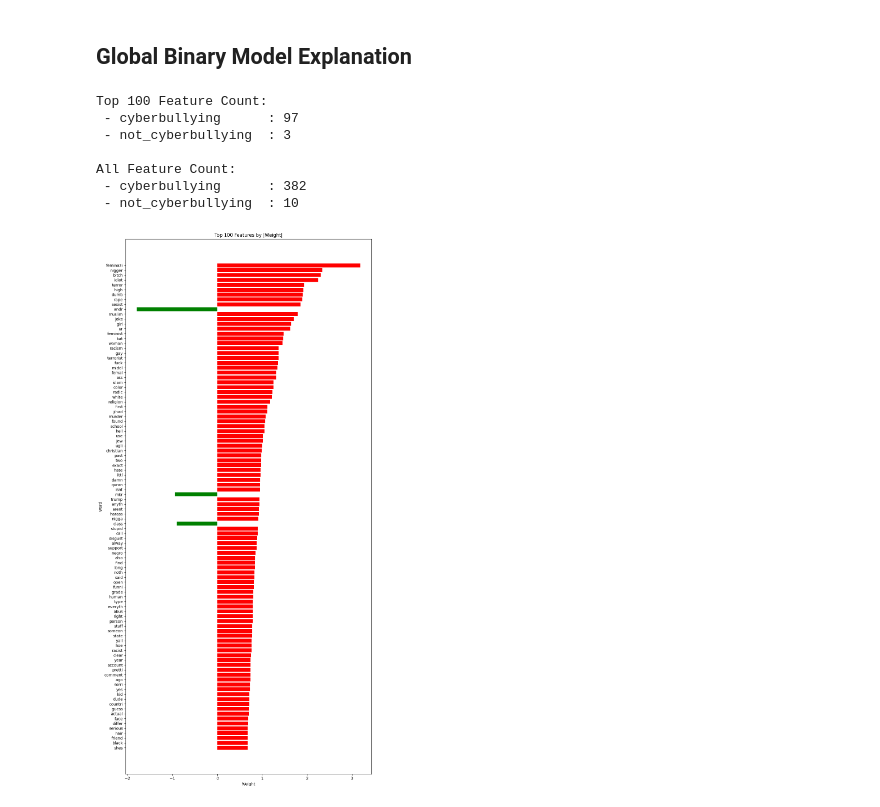
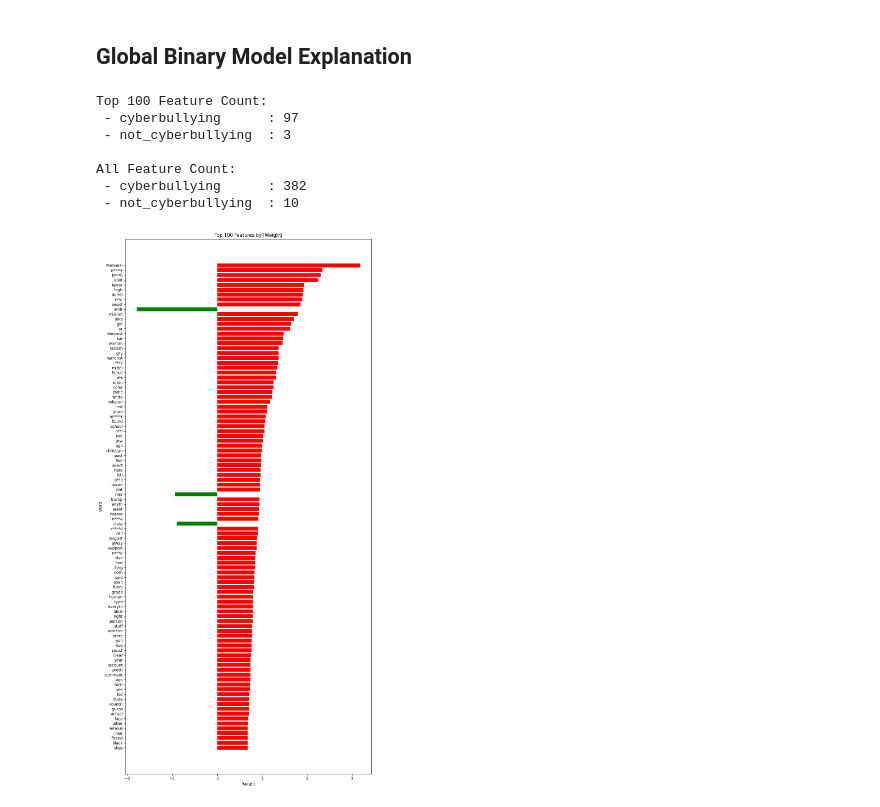
Before and after one commit to msegreto/CyberbullismDetection, a Jupyter notebook: notebook/7.2_ModelExplanationBinary.ipynb, the cells around one changed output. Cells and saved outputs as stored; diff of their text form; code cells hidden in the pictures.

```diff
--- a/notebook/7.2_ModelExplanationBinary.ipynb
+++ b/notebook/7.2_ModelExplanationBinary.ipynb
@@ -142,6 +133,7 @@ Text preview: The fact that i just paid $7 for a fruit cup and a coffee at schoo
 # %%
 coeffs = lr_binary.coef_[0]
 vocab = bow_vectorizer_binary.get_feature_names_out()
+vocab = [blur_text(word) for word in vocab]
 important_words = sorted(zip(vocab, coeffs), key=lambda x: abs(x[1]), reverse=True)
 
 top_n = 100
@@ -167,31 +159,31 @@ top_n = 100
 top_features = important_words[:top_n]
 
 count_cyber = sum(1 for _, w in top_features if w > 0)
 count_not = sum(1 for _, w in top_features if w < 0)
 
 df = pd.DataFrame(top_features, columns=["Word", "Weight"])
 df["Direction"] = df["Weight"].apply(lambda x: "cyberbullying" if x > 0 else "not_cyberbullying")
 
 count_cyber, count_not, df.head()
 
 df_sorted = df.reindex(df["Weight"].abs().sort_values(ascending=False).index)
 
 plt.figure(figsize=(10, 20))
 plt.barh(df_sorted["Word"], df_sorted["Weight"], color=df_sorted["Direction"].map({
     "cyberbullying": "red", "not_cyberbullying": "green"
 }))
 plt.xlabel("Weight")
 plt.ylabel("Word")
 plt.title(f"Top {top_n} Features by |Weight|")
 plt.gca().invert_yaxis()
 plt.tight_layout()
 plt.show()
 # %% [output]
 Top 100 Feature Count:
  - cyberbullying      : 97
  - not_cyberbullying  : 3
 
 All Feature Count:
  - cyberbullying      : 382
  - not_cyberbullying  : 10
-[figure, old version]
+[figure, new version]
```
Also changed, not shown: parts of 2 cells of this notebook, 21 other files.
